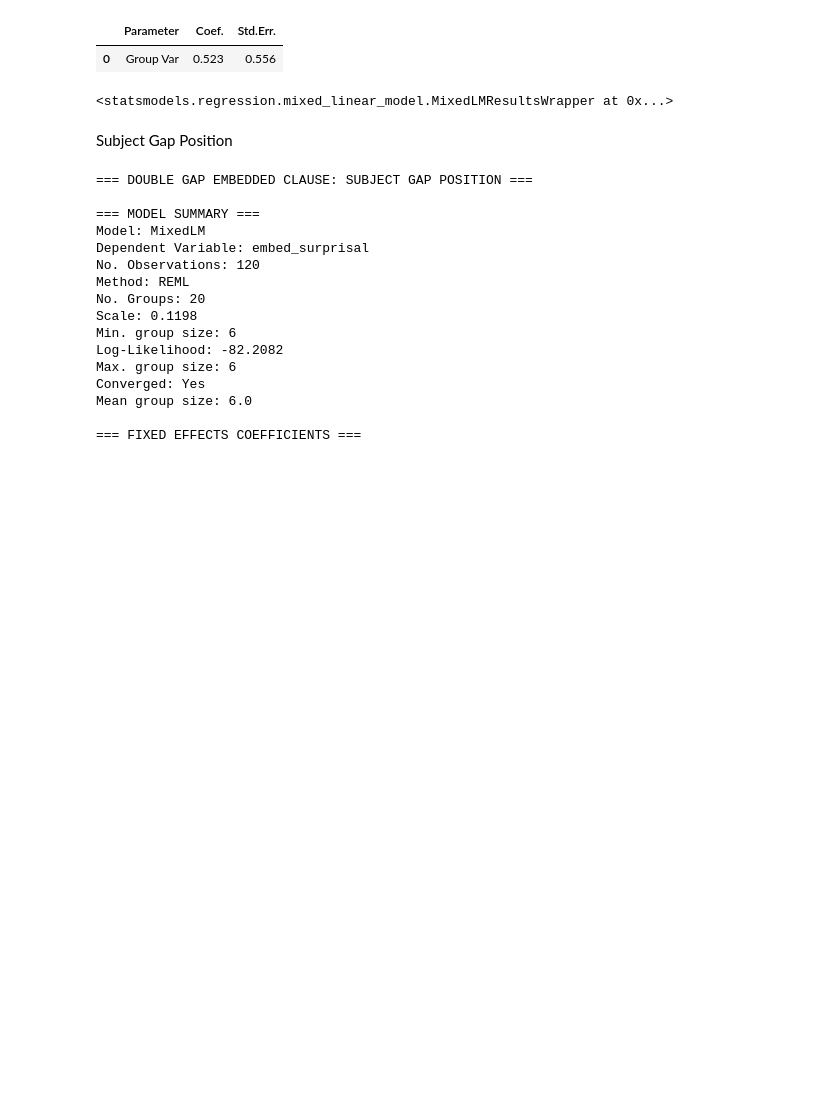
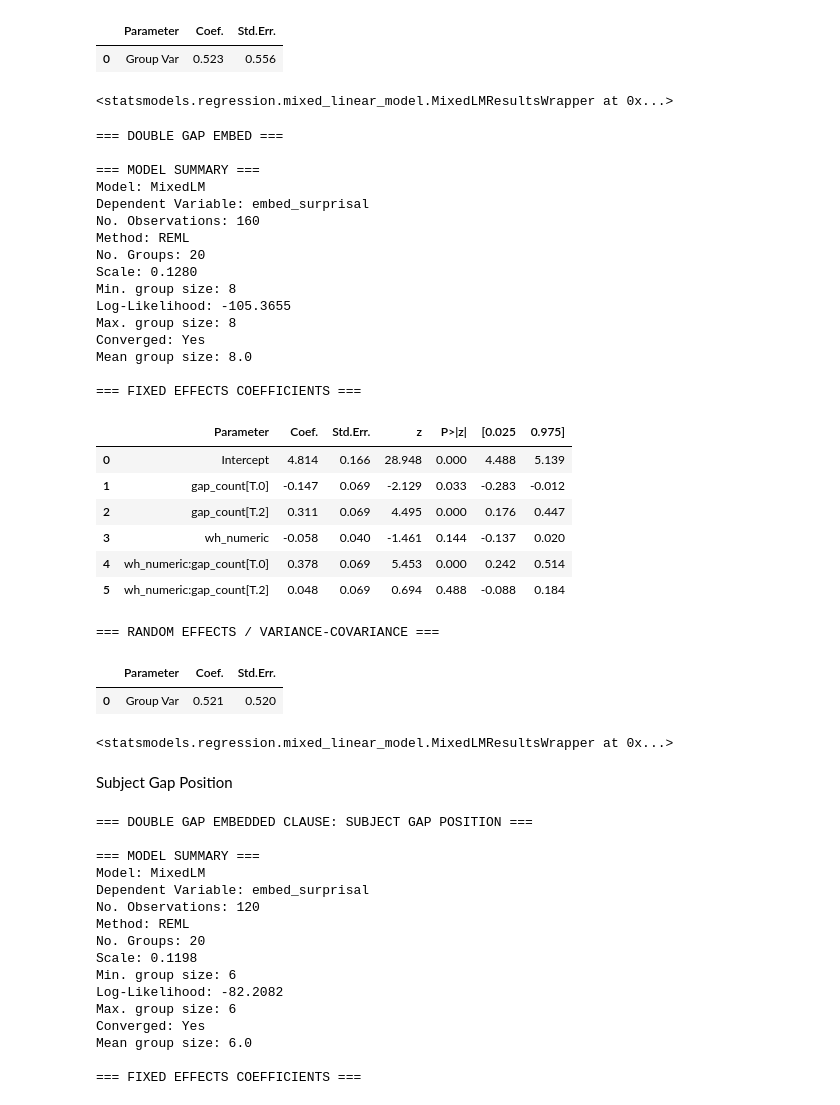
Before and after one commit to um-cap-lab/EMNLP-2025-submission, a Jupyter notebook: mixed_effects_modeling_gpt2.ipynb, the cells around one changed output. Saved outputs shown, nothing was run; the diff lists cells and outputs as text; code cells hidden in the pictures; blank space fills up the shorter version.

```diff
--- a/mixed_effects_modeling_gpt2.ipynb
+++ b/mixed_effects_modeling_gpt2.ipynb
@@ -898,6 +932,38 @@ Mean group size: 8.0
 |  | Parameter | Coef. | Std.Err. |
 | 0 | Group Var | 0.523 | 0.556 |
 <statsmodels.regression.mixed_linear_model.MixedLMResultsWrapper at 0x...>
+# %%
+iv_list = ['wh_numeric', 'gap_count']
+result = mixed_effects_linear_regression(sentence_df, iv_list, 'embed_surprisal', 'double gap embed')
+result
+# %% [output]
+=== DOUBLE GAP EMBED ===
+
+=== MODEL SUMMARY ===
+Model: MixedLM
+Dependent Variable: embed_surprisal
+No. Observations: 160
+Method: REML
+No. Groups: 20
+Scale: 0.1280
+Min. group size: 8
+Log-Likelihood: -105.3655
+Max. group size: 8
+Converged: Yes
+Mean group size: 8.0
+
+=== FIXED EFFECTS COEFFICIENTS ===
+|  | Parameter | Coef. | Std.Err. | z | P>|z| | [0.025 | 0.975] |
+| 0 | Intercept | 4.814 | 0.166 | 28.948 | 0.000 | 4.488 | 5.139 |
+| 1 | gap_count[T.0] | -0.147 | 0.069 | -2.129 | 0.033 | -0.283 | -0.012 |
+| 2 | gap_count[T.2] | 0.311 | 0.069 | 4.495 | 0.000 | 0.176 | 0.447 |
+| 3 | wh_numeric | -0.058 | 0.040 | -1.461 | 0.144 | -0.137 | 0.020 |
+| 4 | wh_numeric:gap_count[T.0] | 0.378 | 0.069 | 5.453 | 0.000 | 0.242 | 0.514 |
+| 5 | wh_numeric:gap_count[T.2] | 0.048 | 0.069 | 0.694 | 0.488 | -0.088 | 0.184 |
+=== RANDOM EFFECTS / VARIANCE-COVARIANCE ===
+|  | Parameter | Coef. | Std.Err. |
+| 0 | Group Var | 0.521 | 0.520 |
+<statsmodels.regression.mixed_linear_model.MixedLMResultsWrapper at 0x...>
 # %% [markdown]
 Subject Gap Position
 # %%
```
Also changed, not shown: parts of 5 cells of this notebook, 2 other files.
